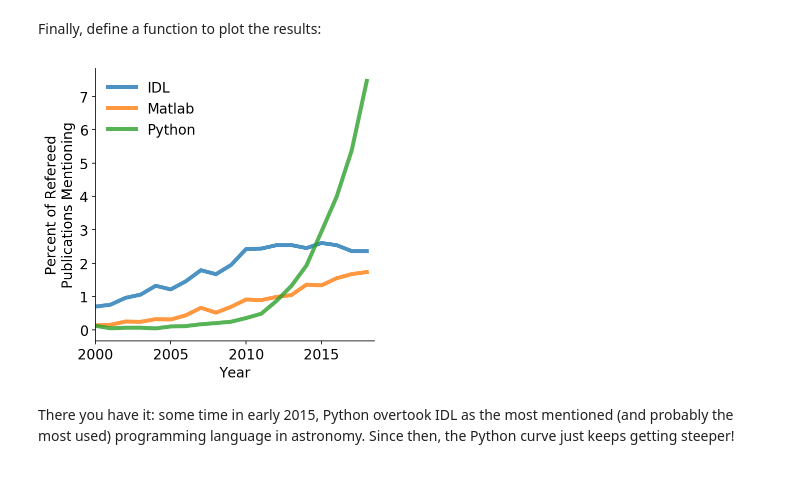
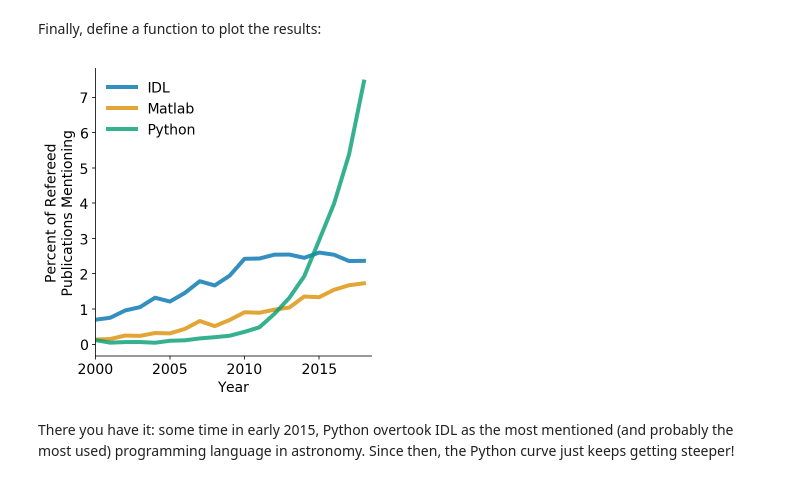
Before and after one commit to jni/programming-languages-in-astronomy, a Jupyter notebook: programming-languages-in-ADS.ipynb, the cells around one changed output. Saved outputs shown, nothing was run; the diff lists cells and outputs as text; code cells hidden in the pictures.

Commit message:
Colorblind friendly + update Mar 28 2019

```diff
--- a/programming-languages-in-ADS.ipynb
+++ b/programming-languages-in-ADS.ipynb
@@ -43,6 +43,9 @@ import matplotlib.pyplot as plt
 import pandas as pd
 from datetime import datetime, date
 from tqdm import tqdm_notebook
+
+import seaborn as sns
+sns.set_palette('colorblind')
 # %% [markdown]
 Let's set some nice Matplotlib defaults. Note that there is a deprecation warning when setting the default color cycle, but I can't be bothered tracking down the fix. (It is not the simple replacement suggested by the deprecation message.)
 # %%
@@ -143,8 +146,9 @@ def trendlines(queries, norm=False):
     ax.spines['top'].set_visible(False)
 # %%
 trendlines(results, norm=True)
+plt.tight_layout()
 plt.savefig('python-vs-matlab-vs-IDL-in-astro.pdf')
 # %% [output]
-[figure, old version]
+[figure, new version]
 # %% [markdown]
 There you have it: some time in early 2015, Python overtook IDL as the most mentioned (and probably the most used) programming language in astronomy. Since then, the Python curve just keeps getting steeper!
```
